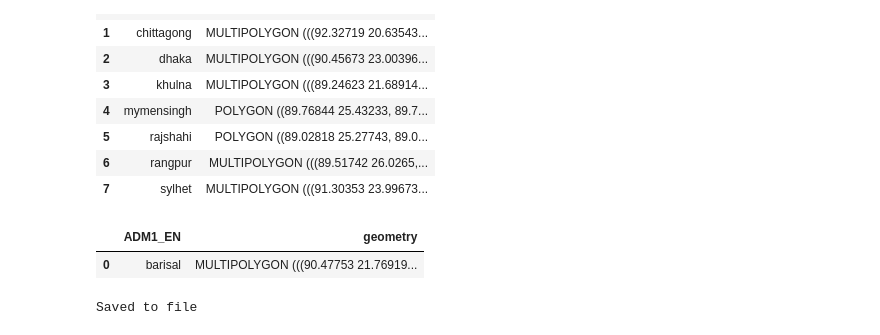
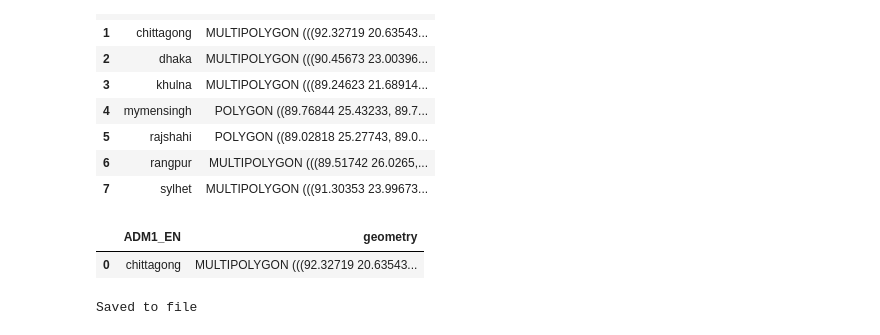
Before and after one commit to rishabh-mondal/ijcai_2025_kilns, a Jupyter notebook: notebooks/raw_shapefile_to_regions_shapes.ipynb, the cells around one changed output. Cells and saved outputs as stored; diff of their text form; code cells hidden in the pictures.

```diff
--- a/notebooks/raw_shapefile_to_regions_shapes.ipynb
+++ b/notebooks/raw_shapefile_to_regions_shapes.ipynb
@@ -43,13 +43,13 @@ dataframe
 | 7 | sylhet | MULTIPOLYGON (((91.30353 23.99673... |
 # %%
 #access the geometry of rajshahi
-region='barisal'
+region='chittagong'
 rajshahi = dataframe[dataframe['ADM1_EN']==region]
 rajshahi.reset_index(drop=True, inplace=True)
 rajshahi
 # %% [output]
 |  | ADM1_EN | geometry |
-| 0 | barisal | MULTIPOLYGON (((90.47753 21.76919... |
+| 0 | chittagong | MULTIPOLYGON (((92.32719 20.63543... |
 # %%
 rajshahi.to_file(join(save_dir,f"{region}.geojson"), driver='GeoJSON')
 print("Saved to file")
```
Also changed, not shown: 3 other files.
